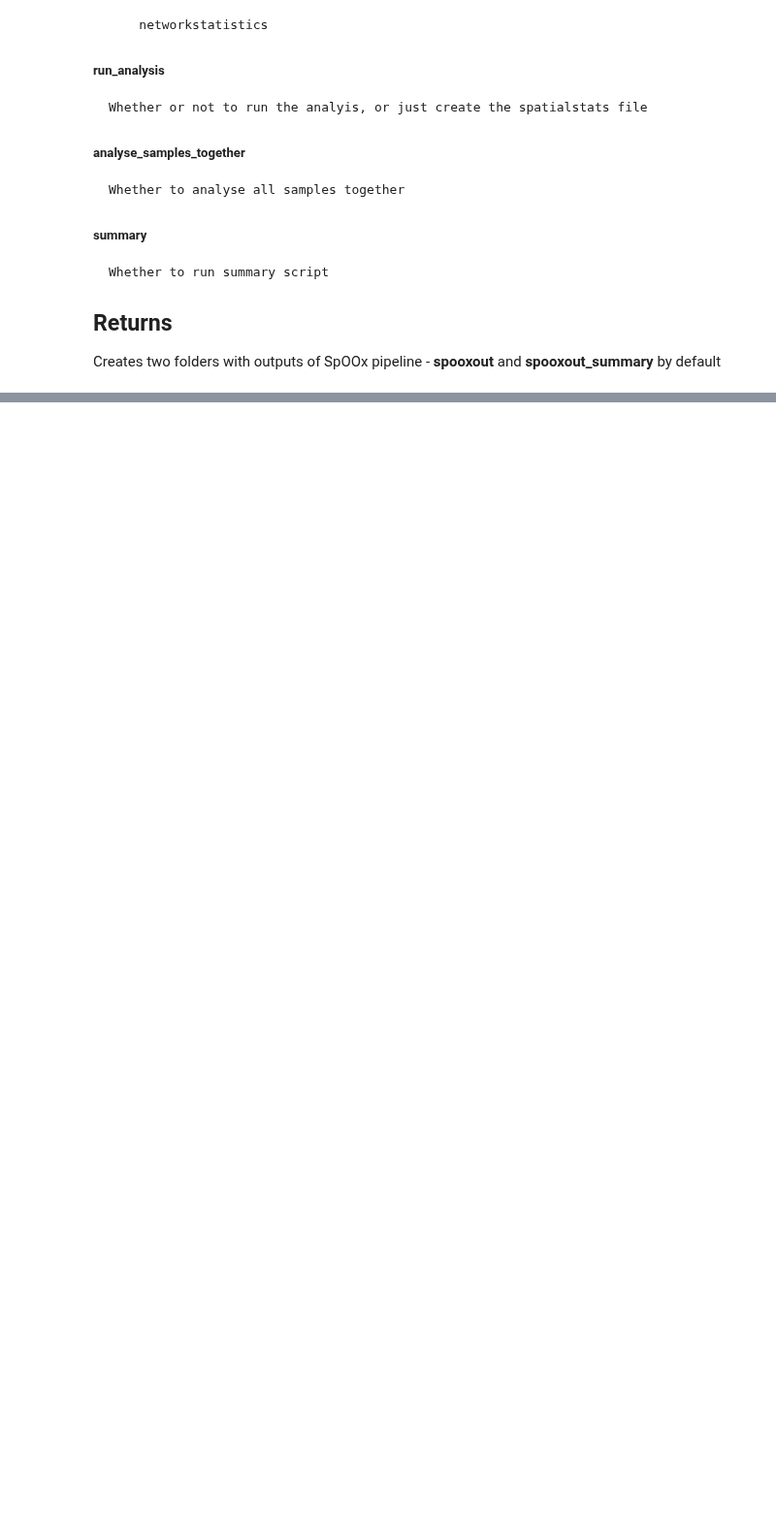
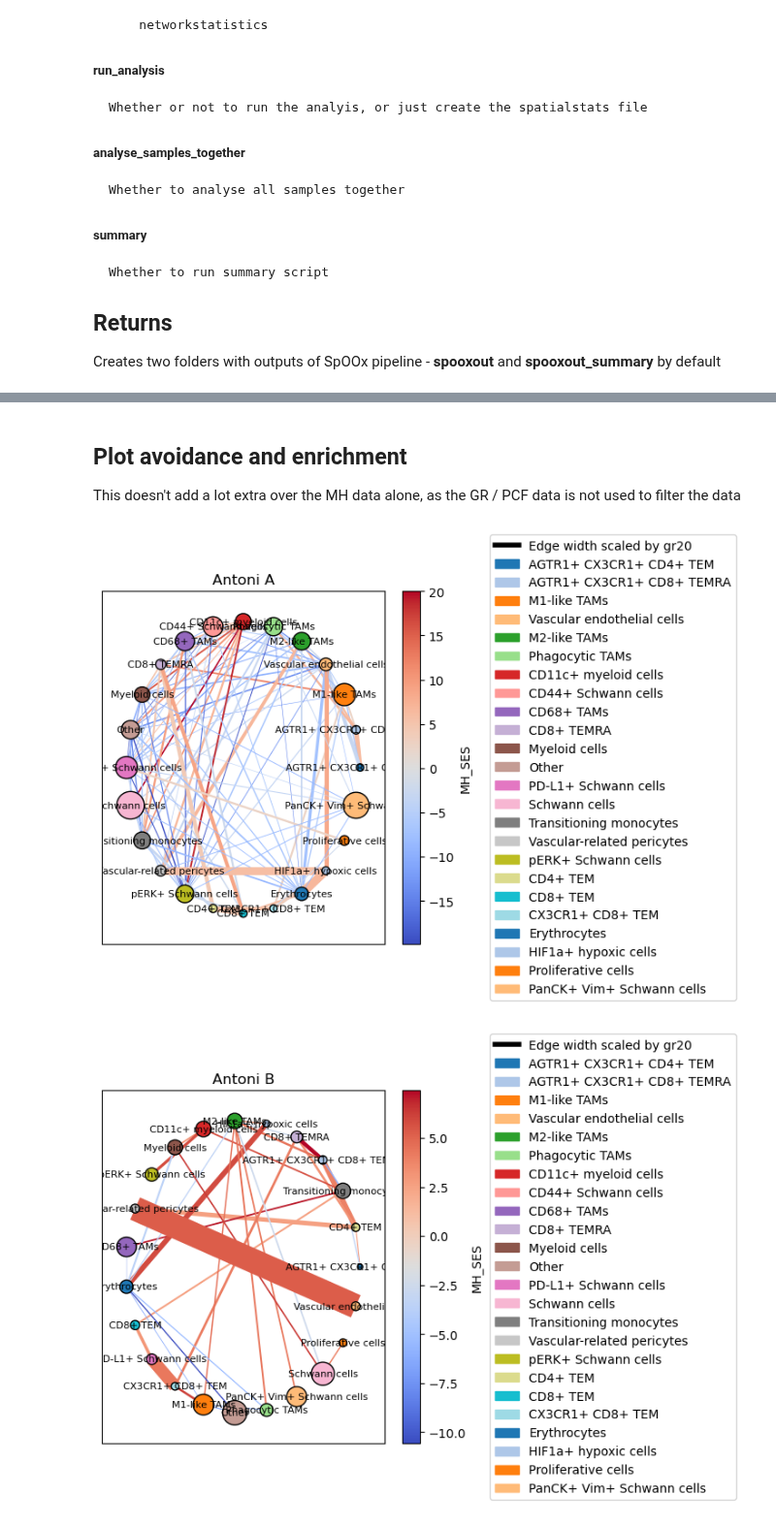
Before and after one commit to dr-michael-haley/imcanalysis, a Jupyter notebook: Mike_IMC_Pipeline/5. Spatial analyses.ipynb, the cells around one changed output, grey strips where cells are left out. Shown at 97% size. Cells and saved outputs as stored; diff of their text form; code cells hidden in the pictures; blank space fills up the shorter version.

```diff
--- a/Mike_IMC_Pipeline/5. Spatial analyses.ipynb
+++ b/Mike_IMC_Pipeline/5. Spatial analyses.ipynb
@@ -57,0 +112,11 @@ spatial.run_spoox(adata,
+# %% [markdown]
+## Plot avoidance and enrichment
+This doesn't add a lot extra over the MH data alone, as the GR / PCF data is not used to filter the data
+# %%
+spatial.create_network_graphs(data,
+                             filters={'MH_FDR_less': 0.05},
+                             edge_color_column='MH_SES',
+                             edge_color_map='coolwarm')
+# %% [output]
+[figure, added]
+[figure, added]
```
Also changed, not shown: parts of 14 cells of this notebook, 2 other files.
